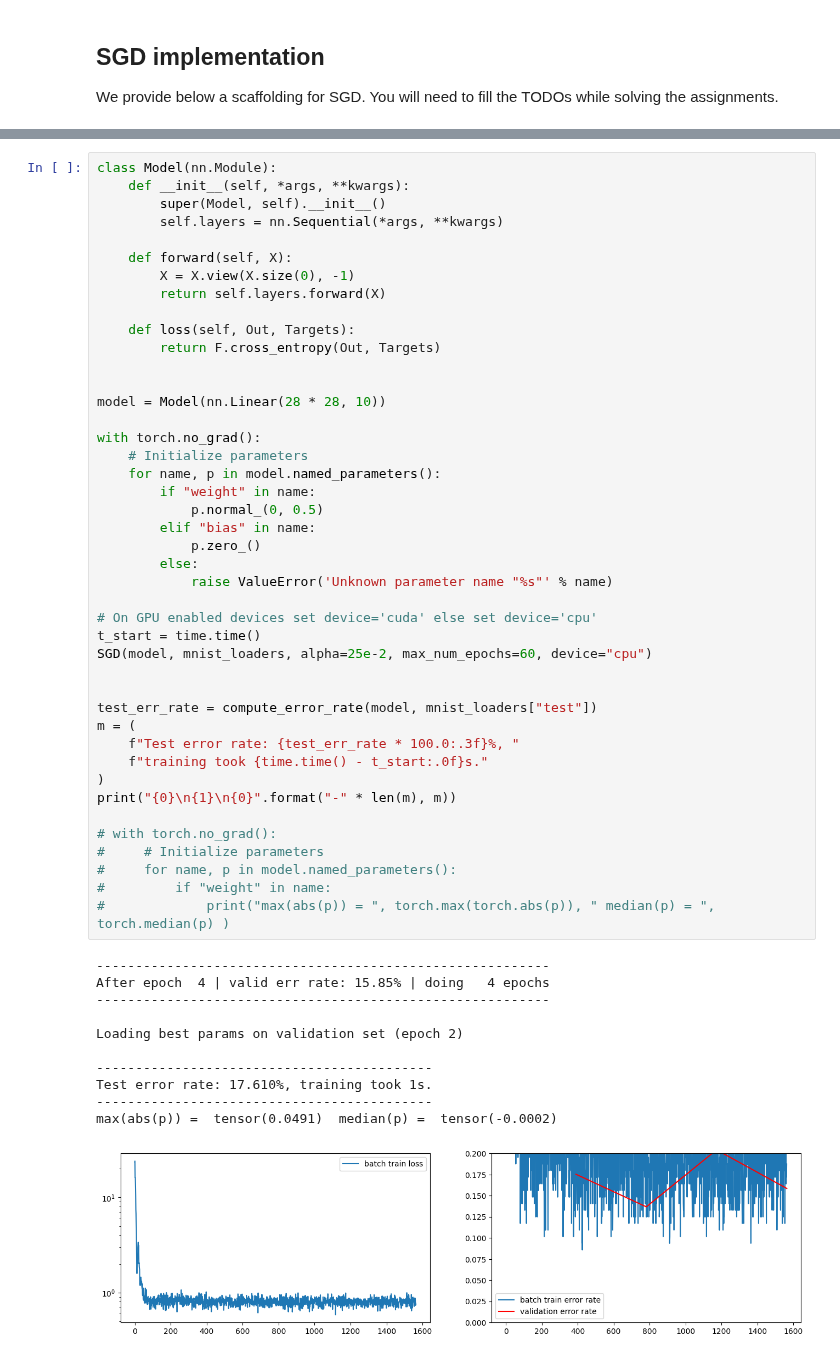
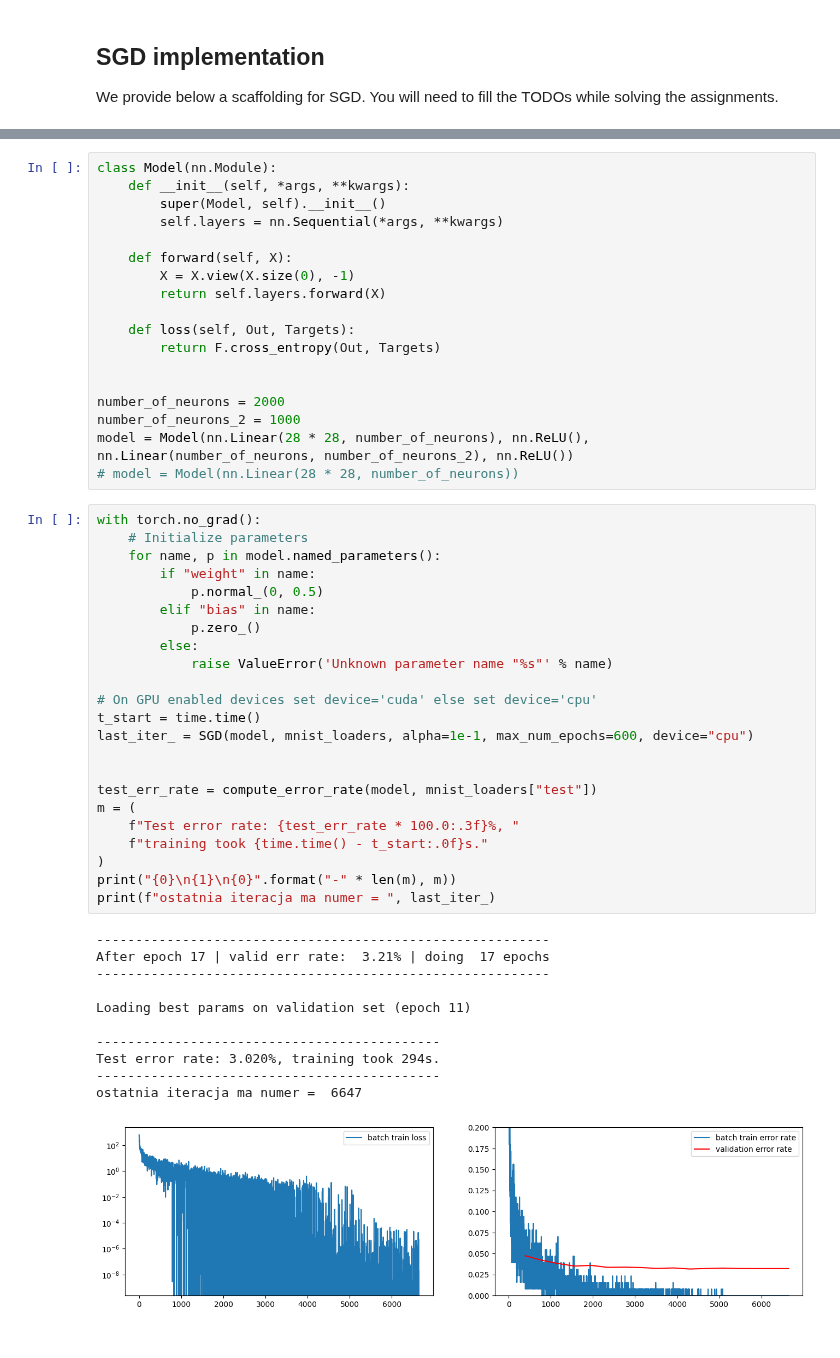
Before and after one commit to michalfica/neutral-networks, a Jupyter notebook: assigmnent2/Assignment2.ipynb, the cells around one changed output, grey strips where cells are left out. Cells and saved outputs as stored; diff of their text form.

Commit message:
nowe parametry, err niby 3.02%

```diff
--- a/assigmnent2/Assignment2.ipynb
+++ b/assigmnent2/Assignment2.ipynb
@@ -503,56 +489,54 @@ def SGD(
+# %%
+class Model(nn.Module):
+    def __init__(self, *args, **kwargs):
+        super(Model, self).__init__()
+        self.layers = nn.Sequential(*args, **kwargs)
+
+    def forward(self, X):
+        X = X.view(X.size(0), -1)
+        return self.layers.forward(X)
+
+    def loss(self, Out, Targets):
+        return F.cross_entropy(Out, Targets)
+
+
+number_of_neurons = 2000
+number_of_neurons_2 = 1000
+model = Model(nn.Linear(28 * 28, number_of_neurons), nn.ReLU(), nn.Linear(number_of_neurons, number_of_neurons_2), nn.ReLU())
+# model = Model(nn.Linear(28 * 28, number_of_neurons))
 # %%
-class Model(nn.Module):
-    def __init__(self, *args, **kwargs):
-        super(Model, self).__init__()
-        self.layers = nn.Sequential(*args, **kwargs)
-
-    def forward(self, X):
-        X = X.view(X.size(0), -1)
-        return self.layers.forward(X)
-
-    def loss(self, Out, Targets):
-        return F.cross_entropy(Out, Targets)
-
-
-model = Model(nn.Linear(28 * 28, 10))
-
 with torch.no_grad():
     # Initialize parameters
     for name, p in model.named_parameters():
         if "weight" in name:
             p.normal_(0, 0.5)
         elif "bias" in name:
             p.zero_()
         else:
             raise ValueError('Unknown parameter name "%s"' % name)
 
 # On GPU enabled devices set device='cuda' else set device='cpu'
 t_start = time.time()
-SGD(model, mnist_loaders, alpha=25e-2, max_num_epochs=60, device="cpu")
+last_iter_ = SGD(model, mnist_loaders, alpha=1e-1, max_num_epochs=600, device="cpu")
 
 
 test_err_rate = compute_error_rate(model, mnist_loaders["test"])
 m = (
     f"Test error rate: {test_err_rate * 100.0:.3f}%, "
     f"training took {time.time() - t_start:.0f}s."
 )
 print("{0}\n{1}\n{0}".format("-" * len(m), m))
-
-# with torch.no_grad():
-#     # Initialize parameters
-#     for name, p in model.named_parameters():
-#         if "weight" in name:
-#             print("max(abs(p)) = ", torch.max(torch.abs(p)), " median(p) = ", torch.median(p) )
+print(f"ostatnia iteracja ma numer = ", last_iter_)
 # %% [output]
 ----------------------------------------------------------
-After epoch  4 | valid err rate: 15.85% | doing   4 epochs
+After epoch 17 | valid err rate:  3.21% | doing  17 epochs
 ----------------------------------------------------------
 
-Loading best params on validation set (epoch 2)
+Loading best params on validation set (epoch 11)
 
--------------------------------------------
-Test error rate: 17.610%, training took 1s.
--------------------------------------------
-max(abs(p)) =  tensor(0.0491)  median(p) =  tensor(-0.0002)
+--------------------------------------------
+Test error rate: 3.020%, training took 294s.
+--------------------------------------------
+ostatnia iteracja ma numer =  6647
-[figure, old version]
+[figure, new version]
 # %%
```
Also changed, not shown: parts of 3 cells of this notebook.
